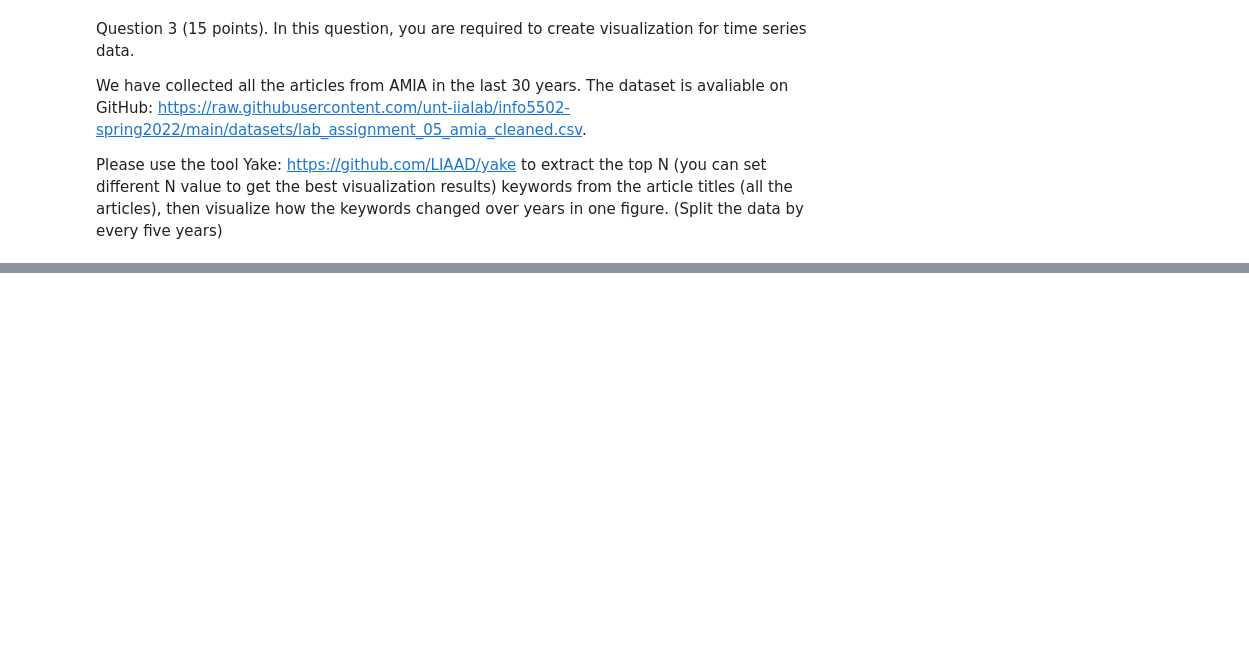
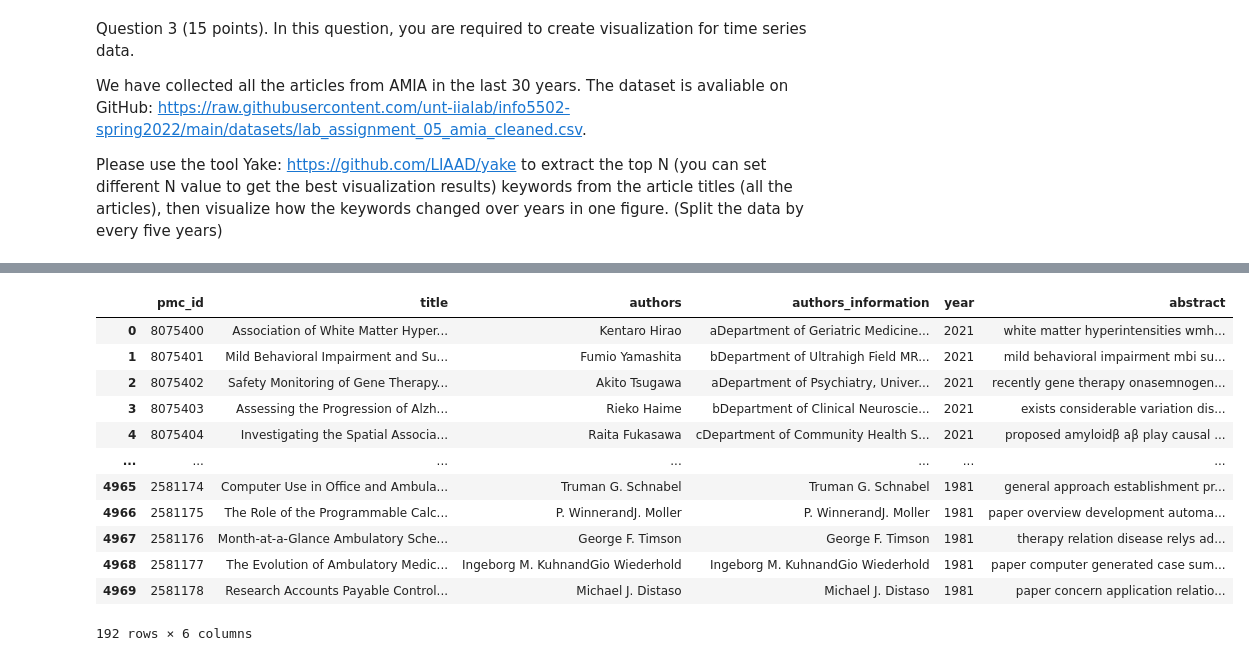
Before and after one commit to dhanakakani/Dhana_INFO5502_Spring2022, a Jupyter notebook: lab_assignment_05_(2)_(1).ipynb, the cells around one changed output, grey strips where cells are left out. Drawn from its saved outputs; the diff is of its cells as text; code cells hidden in the pictures; blank space fills up the shorter version.

```diff
--- a/lab_assignment_05_(2)_(1).ipynb
+++ b/lab_assignment_05_(2)_(1).ipynb
@@ -376,3 +372,14 @@ Question 3 (15 points). In this question, you are required to create visualizati
 We have collected all the articles from AMIA in the last 30 years. The dataset is avaliable on GitHub: https://raw.githubusercontent.com/unt-iialab/info5502-spring2022/main/datasets/lab_assignment_05_amia_cleaned.csv.
 
 Please use the tool Yake: https://github.com/LIAAD/yake to extract the top N (you can set different N value to get the best visualization results) keywords from the article titles (all the articles), then visualize how the keywords changed over years in one figure. (Split the data by every five years)
+# %%
+# Your python code here:
+!pip install yake
+import pandas as pd
+import matplotlib.pyplot as plt
+import yake
+df = pd.read_csv("https://raw.githubusercontent.com/unt-iialab/info5502-spring2022/main/datasets/lab_assignment_05_amia_cleaned.csv", sep=",")
+df = df[df['year'].isna()!=True]
+df['year'] = df['year'].astype('int64')
+df.groupby(df['year']).head()
+# %% [output]
@@ -378,0 +394,13 @@ Please use the tool Yake: https://github.com/LIAAD/yake to extract the top N (yo
+|  | pmc_id | title | authors | authors_information | year | abstract |
+| 0 | 8075400 | Association of White Matter Hyper... | Kentaro Hirao | aDepartment of Geriatric Medicine... | 2021 | white matter hyperintensities wmh... |
+| 1 | 8075401 | Mild Behavioral Impairment and Su... | Fumio Yamashita | bDepartment of Ultrahigh Field MR... | 2021 | mild behavioral impairment mbi su... |
+| 2 | 8075402 | Safety Monitoring of Gene Therapy... | Akito Tsugawa | aDepartment of Psychiatry, Univer... | 2021 | recently gene therapy onasemnogen... |
+| 3 | 8075403 | Assessing the Progression of Alzh... | Rieko Haime | bDepartment of Clinical Neuroscie... | 2021 | exists considerable variation dis... |
+| 4 | 8075404 | Investigating the Spatial Associa... | Raita Fukasawa | cDepartment of Community Health S... | 2021 | proposed amyloidβ aβ play causal ... |
+| ... | ... | ... | ... | ... | ... | ... |
+| 4965 | 2581174 | Computer Use in Office and Ambula... | Truman G. Schnabel | Truman G. Schnabel | 1981 | general approach establishment pr... |
+| 4966 | 2581175 | The Role of the Programmable Calc... | P. WinnerandJ. Moller | P. WinnerandJ. Moller | 1981 | paper overview development automa... |
+| 4967 | 2581176 | Month-at-a-Glance Ambulatory Sche... | George F. Timson | George F. Timson | 1981 | therapy relation disease relys ad... |
+| 4968 | 2581177 | The Evolution of Ambulatory Medic... | Ingeborg M. KuhnandGio Wiederhold | Ingeborg M. KuhnandGio Wiederhold | 1981 | paper computer generated case sum... |
+| 4969 | 2581178 | Research Accounts Payable Control... | Michael J. Distaso | Michael J. Distaso | 1981 | paper concern application relatio... |
+192 rows × 6 columns
```
Also changed, not shown: parts of 19 cells of this notebook.
